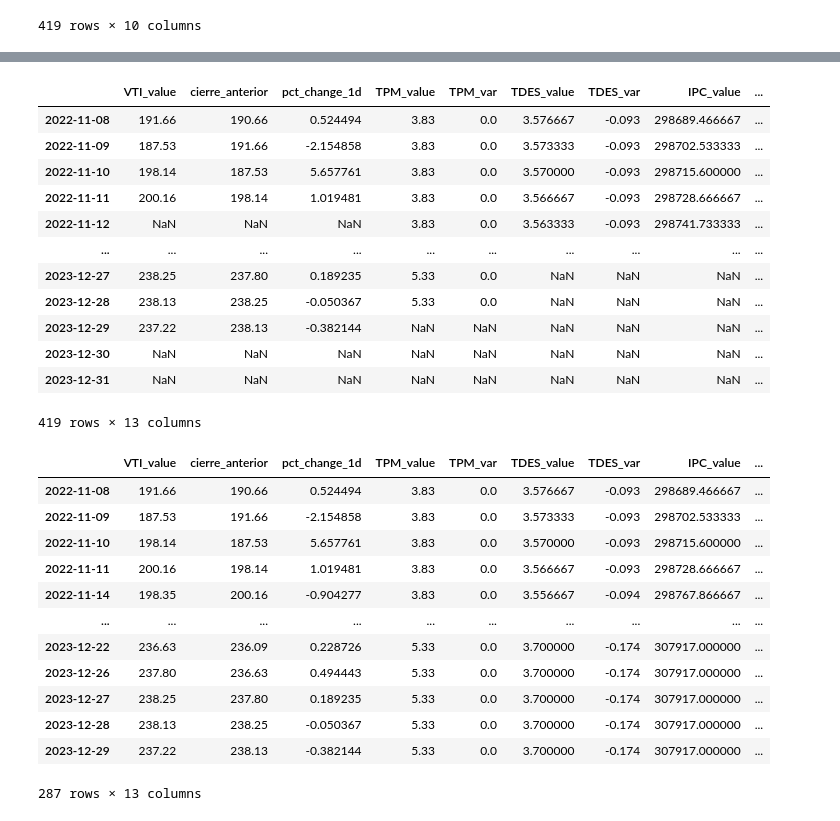
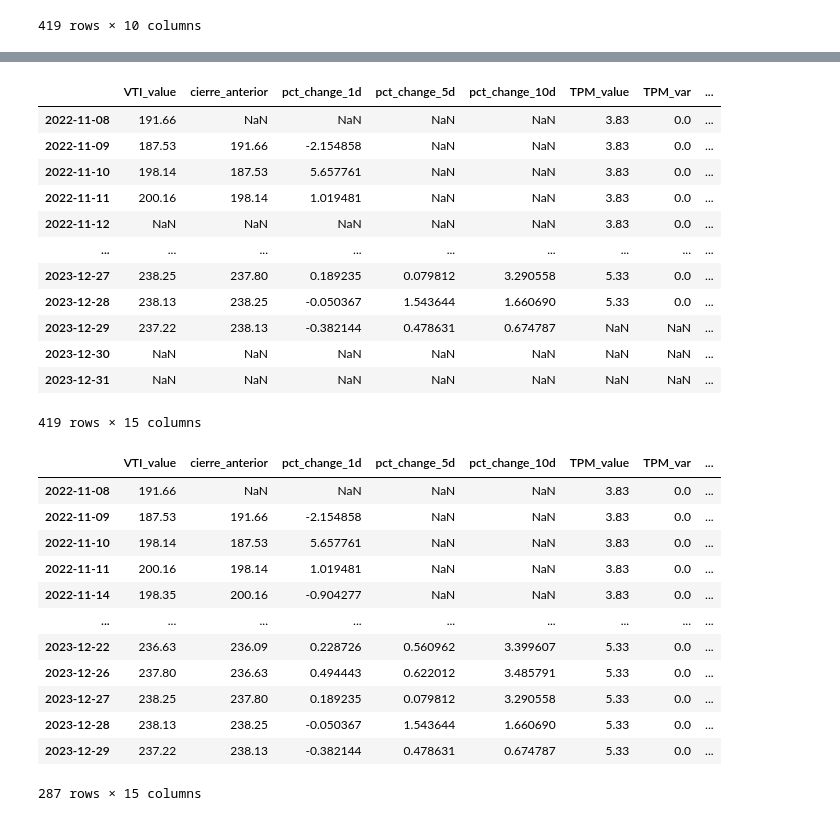
Before and after one commit to 4GeeksAcademy/proyecto_DataScience_DMS, a Jupyter notebook: src/explore copy 2.ipynb, the cells around one changed output, grey strips where cells are left out. Cells and saved outputs as stored; diff of their text form; code cells hidden in the pictures.

```diff
--- a/src/explore copy 2.ipynb
+++ b/src/explore copy 2.ipynb
@@ -511,8 +511,8 @@ vti
 # %%
 # Calcular el cambio porcentual de 1, 5 y 10 días para cada activo
 vti['pct_change_1d'] = vti['c'].pct_change(1) * 100
-#activos['pct_change_5d'] = activos.groupby('name')['c'].pct_change(5) * 100
-#activos['pct_change_10d'] = activos.groupby('name')['c'].pct_change(10) * 100
+vti['pct_change_5d'] = vti['c'].pct_change(5) * 100
+vti['pct_change_10d'] = vti['c'].pct_change(10) * 100
 # %%
 vti
 # %% [output]
@@ -608,21 +608,21 @@ df_indicadores_D
 # %%
-df_indicadores_D = df_indicadores_D [['VTI_value', 'cierre_anterior', 'pct_change_1d', 'TPM_value', 'TPM_var','TDES_value', 'TDES_var', 'IPC_value', 'IPC_var', 'PIB_value', 'PIB_var', 'BC_value', 'BC_var']]
+df_indicadores_D = df_indicadores_D [['VTI_value', 'cierre_anterior', 'pct_change_1d','pct_change_5d','pct_change_10d', 'TPM_value', 'TPM_var','TDES_value', 'TDES_var', 'IPC_value', 'IPC_var', 'PIB_value', 'PIB_var', 'BC_value', 'BC_var']]
 
 df_indicadores_D
 # %% [output]
-|  | VTI_value | cierre_anterior | pct_change_1d | TPM_value | TPM_var | TDES_value | TDES_var | IPC_value | ... |
-| 2022-11-08 | 191.66 | 190.66 | 0.524494 | 3.83 | 0.0 | 3.576667 | -0.093 | 298689.466667 | ... |
-| 2022-11-09 | 187.53 | 191.66 | -2.154858 | 3.83 | 0.0 | 3.573333 | -0.093 | 298702.533333 | ... |
-| 2022-11-10 | 198.14 | 187.53 | 5.657761 | 3.83 | 0.0 | 3.570000 | -0.093 | 298715.600000 | ... |
-| 2022-11-11 | 200.16 | 198.14 | 1.019481 | 3.83 | 0.0 | 3.566667 | -0.093 | 298728.666667 | ... |
-| 2022-11-12 | NaN | NaN | NaN | 3.83 | 0.0 | 3.563333 | -0.093 | 298741.733333 | ... |
-| ... | ... | ... | ... | ... | ... | ... | ... | ... | ... |
-| 2023-12-27 | 238.25 | 237.80 | 0.189235 | 5.33 | 0.0 | NaN | NaN | NaN | ... |
-| 2023-12-28 | 238.13 | 238.25 | -0.050367 | 5.33 | 0.0 | NaN | NaN | NaN | ... |
-| 2023-12-29 | 237.22 | 238.13 | -0.382144 | NaN | NaN | NaN | NaN | NaN | ... |
-| 2023-12-30 | NaN | NaN | NaN | NaN | NaN | NaN | NaN | NaN | ... |
-| 2023-12-31 | NaN | NaN | NaN | NaN | NaN | NaN | NaN | NaN | ... |
+|  | VTI_value | cierre_anterior | pct_change_1d | pct_change_5d | pct_change_10d | TPM_value | TPM_var | ... |
+| 2022-11-08 | 191.66 | NaN | NaN | NaN | NaN | 3.83 | 0.0 | ... |
+| 2022-11-09 | 187.53 | 191.66 | -2.154858 | NaN | NaN | 3.83 | 0.0 | ... |
+| 2022-11-10 | 198.14 | 187.53 | 5.657761 | NaN | NaN | 3.83 | 0.0 | ... |
+| 2022-11-11 | 200.16 | 198.14 | 1.019481 | NaN | NaN | 3.83 | 0.0 | ... |
+| 2022-11-12 | NaN | NaN | NaN | NaN | NaN | 3.83 | 0.0 | ... |
+| ... | ... | ... | ... | ... | ... | ... | ... | ... |
+| 2023-12-27 | 238.25 | 237.80 | 0.189235 | 0.079812 | 3.290558 | 5.33 | 0.0 | ... |
+| 2023-12-28 | 238.13 | 238.25 | -0.050367 | 1.543644 | 1.660690 | 5.33 | 0.0 | ... |
+| 2023-12-29 | 237.22 | 238.13 | -0.382144 | 0.478631 | 0.674787 | NaN | NaN | ... |
+| 2023-12-30 | NaN | NaN | NaN | NaN | NaN | NaN | NaN | ... |
+| 2023-12-31 | NaN | NaN | NaN | NaN | NaN | NaN | NaN | ... |
-419 rows × 13 columns
+419 rows × 15 columns
 # %%
 # Eliminar filas donde 'columna_objetivo' es NaN
 df_indicadores_D = df_indicadores_D.dropna(subset=['VTI_value'])
@@ -631,19 +631,19 @@ df_indicadores_D = df_indicadores_D.dropna(subset=['VTI_value'])
 df_indicadores_D = df_indicadores_D.ffill()
 df_indicadores_D
 # %% [output]
-|  | VTI_value | cierre_anterior | pct_change_1d | TPM_value | TPM_var | TDES_value | TDES_var | IPC_value | ... |
-| 2022-11-08 | 191.66 | 190.66 | 0.524494 | 3.83 | 0.0 | 3.576667 | -0.093 | 298689.466667 | ... |
-| 2022-11-09 | 187.53 | 191.66 | -2.154858 | 3.83 | 0.0 | 3.573333 | -0.093 | 298702.533333 | ... |
-| 2022-11-10 | 198.14 | 187.53 | 5.657761 | 3.83 | 0.0 | 3.570000 | -0.093 | 298715.600000 | ... |
-| 2022-11-11 | 200.16 | 198.14 | 1.019481 | 3.83 | 0.0 | 3.566667 | -0.093 | 298728.666667 | ... |
-| 2022-11-14 | 198.35 | 200.16 | -0.904277 | 3.83 | 0.0 | 3.556667 | -0.094 | 298767.866667 | ... |
-| ... | ... | ... | ... | ... | ... | ... | ... | ... | ... |
-| 2023-12-22 | 236.63 | 236.09 | 0.228726 | 5.33 | 0.0 | 3.700000 | -0.174 | 307917.000000 | ... |
-| 2023-12-26 | 237.80 | 236.63 | 0.494443 | 5.33 | 0.0 | 3.700000 | -0.174 | 307917.000000 | ... |
-| 2023-12-27 | 238.25 | 237.80 | 0.189235 | 5.33 | 0.0 | 3.700000 | -0.174 | 307917.000000 | ... |
-| 2023-12-28 | 238.13 | 238.25 | -0.050367 | 5.33 | 0.0 | 3.700000 | -0.174 | 307917.000000 | ... |
-| 2023-12-29 | 237.22 | 238.13 | -0.382144 | 5.33 | 0.0 | 3.700000 | -0.174 | 307917.000000 | ... |
+|  | VTI_value | cierre_anterior | pct_change_1d | pct_change_5d | pct_change_10d | TPM_value | TPM_var | ... |
+| 2022-11-08 | 191.66 | NaN | NaN | NaN | NaN | 3.83 | 0.0 | ... |
+| 2022-11-09 | 187.53 | 191.66 | -2.154858 | NaN | NaN | 3.83 | 0.0 | ... |
+| 2022-11-10 | 198.14 | 187.53 | 5.657761 | NaN | NaN | 3.83 | 0.0 | ... |
+| 2022-11-11 | 200.16 | 198.14 | 1.019481 | NaN | NaN | 3.83 | 0.0 | ... |
+| 2022-11-14 | 198.35 | 200.16 | -0.904277 | NaN | NaN | 3.83 | 0.0 | ... |
+| ... | ... | ... | ... | ... | ... | ... | ... | ... |
+| 2023-12-22 | 236.63 | 236.09 | 0.228726 | 0.560962 | 3.399607 | 5.33 | 0.0 | ... |
+| 2023-12-26 | 237.80 | 236.63 | 0.494443 | 0.622012 | 3.485791 | 5.33 | 0.0 | ... |
+| 2023-12-27 | 238.25 | 237.80 | 0.189235 | 0.079812 | 3.290558 | 5.33 | 0.0 | ... |
+| 2023-12-28 | 238.13 | 238.25 | -0.050367 | 1.543644 | 1.660690 | 5.33 | 0.0 | ... |
+| 2023-12-29 | 237.22 | 238.13 | -0.382144 | 0.478631 | 0.674787 | 5.33 | 0.0 | ... |
-287 rows × 13 columns
+287 rows × 15 columns
 # %%
 df_indicadores_D.info()
 # %% [output]
```
Also changed, not shown: parts of 8 cells of this notebook, 2 other files.
